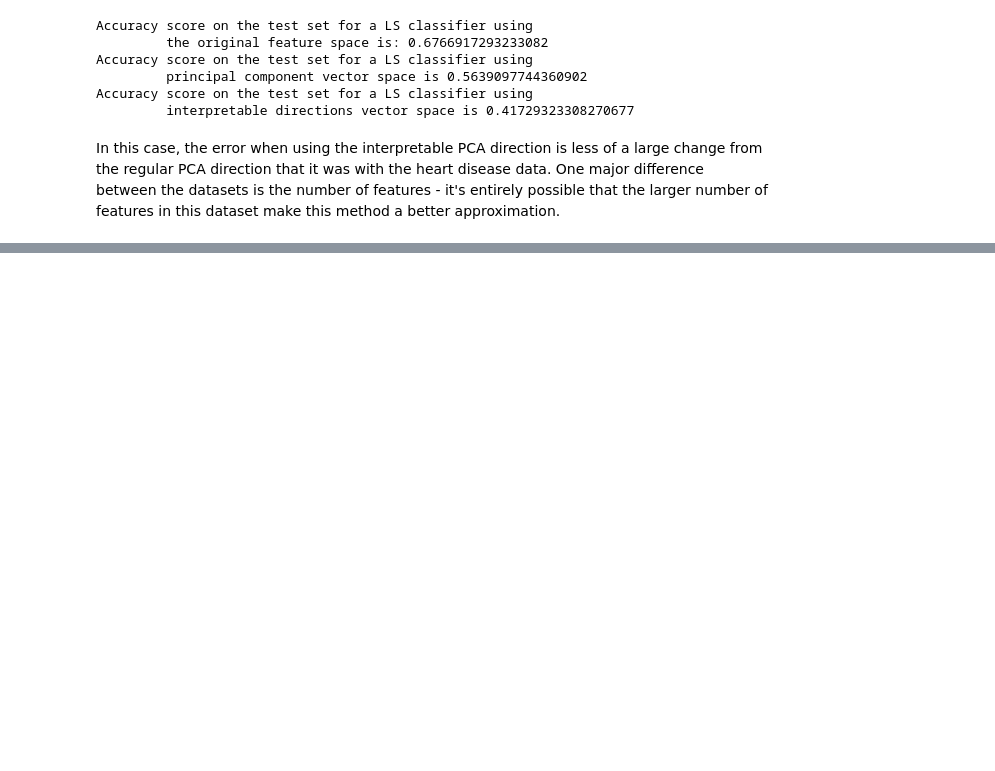
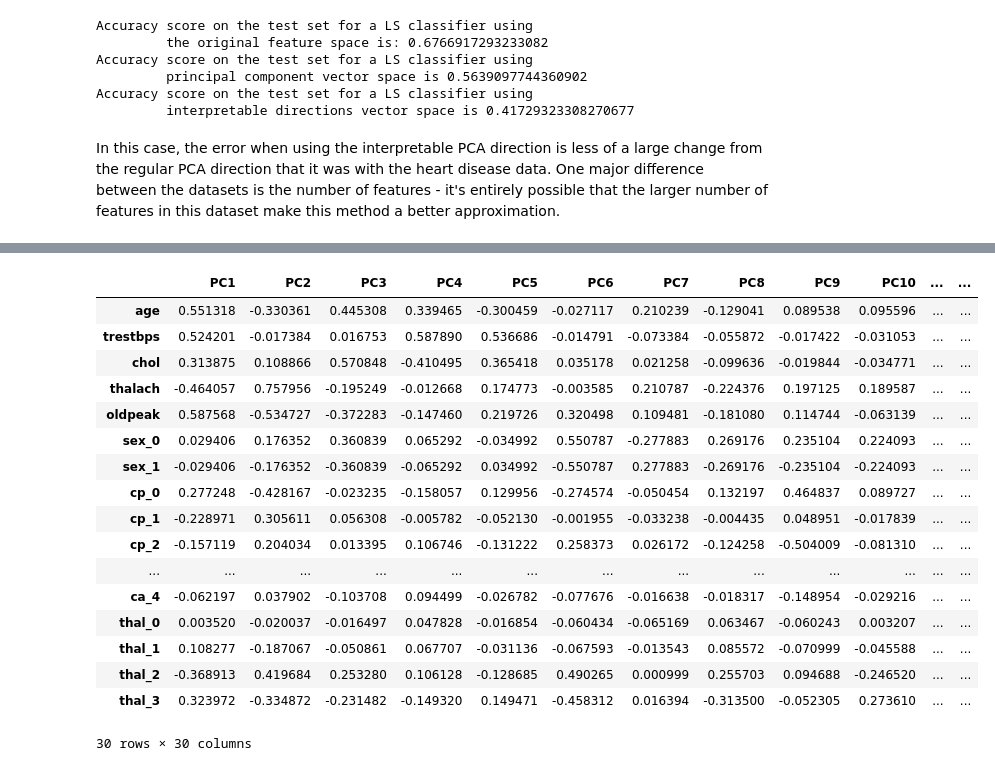
Before and after one commit to RobertoBarrosoLuque/InterpretableDimRed, a Jupyter notebook: InterpretableDimRed/Notebooks/InterpretableDirections.ipynb, the cells around one changed output, grey strips where cells are left out. Saved outputs shown, nothing was run; the diff lists cells and outputs as text; code cells hidden in the pictures; blank space fills up the shorter version.

```diff
--- a/InterpretableDimRed/Notebooks/InterpretableDirections.ipynb
+++ b/InterpretableDimRed/Notebooks/InterpretableDirections.ipynb
@@ -294,0 +381,28 @@ In this case, the error when using the interpretable PCA direction is less of a
+# %%
+#set up a matrix for the new interpretable directions
+heart_all_interp = np.zeros(heart_comp.shape)
+
+for i, row in enumerate(heart_comp):
+    pcrow = psa.c_and_g_algo(row)
+    heart_all_interp[i] = pcrow
+# %%
+psa.corr_pc_features(heart_X, heart_all_interp)
+# %% [output]
+|  | PC1 | PC2 | PC3 | PC4 | PC5 | PC6 | PC7 | PC8 | PC9 | PC10 | ... | ... |
+| age | 0.551318 | -0.330361 | 0.445308 | 0.339465 | -0.300459 | -0.027117 | 0.210239 | -0.129041 | 0.089538 | 0.095596 | ... | ... |
+| trestbps | 0.524201 | -0.017384 | 0.016753 | 0.587890 | 0.536686 | -0.014791 | -0.073384 | -0.055872 | -0.017422 | -0.031053 | ... | ... |
+| chol | 0.313875 | 0.108866 | 0.570848 | -0.410495 | 0.365418 | 0.035178 | 0.021258 | -0.099636 | -0.019844 | -0.034771 | ... | ... |
+| thalach | -0.464057 | 0.757956 | -0.195249 | -0.012668 | 0.174773 | -0.003585 | 0.210787 | -0.224376 | 0.197125 | 0.189587 | ... | ... |
+| oldpeak | 0.587568 | -0.534727 | -0.372283 | -0.147460 | 0.219726 | 0.320498 | 0.109481 | -0.181080 | 0.114744 | -0.063139 | ... | ... |
+| sex_0 | 0.029406 | 0.176352 | 0.360839 | 0.065292 | -0.034992 | 0.550787 | -0.277883 | 0.269176 | 0.235104 | 0.224093 | ... | ... |
+| sex_1 | -0.029406 | -0.176352 | -0.360839 | -0.065292 | 0.034992 | -0.550787 | 0.277883 | -0.269176 | -0.235104 | -0.224093 | ... | ... |
+| cp_0 | 0.277248 | -0.428167 | -0.023235 | -0.158057 | 0.129956 | -0.274574 | -0.050454 | 0.132197 | 0.464837 | 0.089727 | ... | ... |
+| cp_1 | -0.228971 | 0.305611 | 0.056308 | -0.005782 | -0.052130 | -0.001955 | -0.033238 | -0.004435 | 0.048951 | -0.017839 | ... | ... |
+| cp_2 | -0.157119 | 0.204034 | 0.013395 | 0.106746 | -0.131222 | 0.258373 | 0.026172 | -0.124258 | -0.504009 | -0.081310 | ... | ... |
+| ... | ... | ... | ... | ... | ... | ... | ... | ... | ... | ... | ... | ... |
+| ca_4 | -0.062197 | 0.037902 | -0.103708 | 0.094499 | -0.026782 | -0.077676 | -0.016638 | -0.018317 | -0.148954 | -0.029216 | ... | ... |
+| thal_0 | 0.003520 | -0.020037 | -0.016497 | 0.047828 | -0.016854 | -0.060434 | -0.065169 | 0.063467 | -0.060243 | 0.003207 | ... | ... |
+| thal_1 | 0.108277 | -0.187067 | -0.050861 | 0.067707 | -0.031136 | -0.067593 | -0.013543 | 0.085572 | -0.070999 | -0.045588 | ... | ... |
+| thal_2 | -0.368913 | 0.419684 | 0.253280 | 0.106128 | -0.128685 | 0.490265 | 0.000999 | 0.255703 | 0.094688 | -0.246520 | ... | ... |
+| thal_3 | 0.323972 | -0.334872 | -0.231482 | -0.149320 | 0.149471 | -0.458312 | 0.016394 | -0.313500 | -0.052305 | 0.273610 | ... | ... |
+30 rows × 30 columns
```
Also changed, not shown: parts of 35 cells of this notebook, 1 other file.
